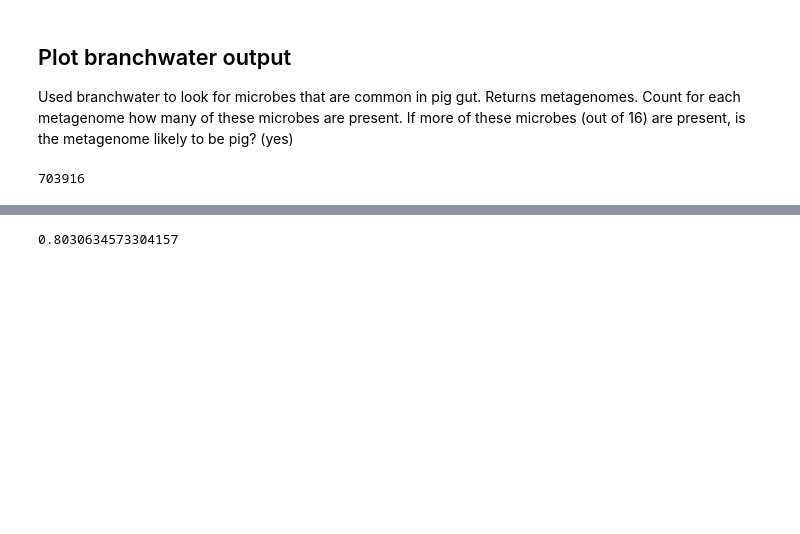
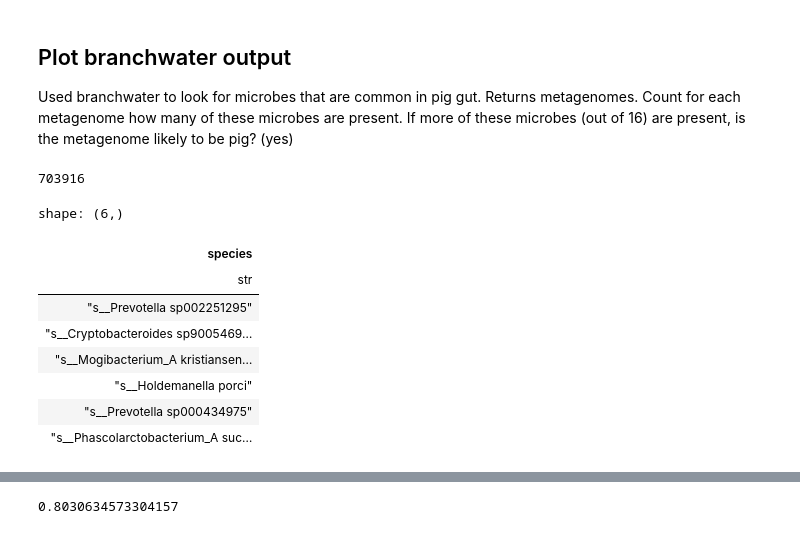
Before and after one commit to dib-lab/2025-workflow-core99, a Jupyter notebook: notebooks/figure3-branchwater.ipynb, the cells around one changed output, grey strips where cells are left out. Saved outputs shown, nothing was run; the diff lists cells and outputs as text; code cells hidden in the pictures; blank space fills up the shorter version.

```diff
--- a/notebooks/figure3-branchwater.ipynb
+++ b/notebooks/figure3-branchwater.ipynb
@@ -25,7 +25,7 @@ import pandas as pd
 import pyarrow
 import matplotlib.pyplot as plt
 # %%
-dirpath = BASE_OUTPUTS+'/*.parquet'
+dirpath = BASE_OUTPUTS+'/manysearch.cds.*.parquet'
 
 bw_df = pl.scan_parquet(dirpath).collect()
 bw_df = bw_df.with_columns(pl.col("query_name").alias("species"),
@@ -49,6 +49,17 @@ print(len(metadata_df))
 703916
 # %%
 bw_df = bw_df.join(metadata_df, on="acc", how="left")
+bw_df['species'].unique()
+# %% [output]
+shape: (6,)
+| species |
+| str |
+| "s__Prevotella sp002251295" |
+| "s__Cryptobacteroides sp9005469… |
+| "s__Mogibacterium_A kristiansen… |
+| "s__Holdemanella porci" |
+| "s__Prevotella sp000434975" |
+| "s__Phascolarctobacterium_A suc… |
 # %%
 # remove shitty entries with shitty metatada
 def remove_unnannotated(df: pl.DataFrame) -> pl.DataFrame:
```
Also changed, not shown: parts of 4 cells of this notebook, 10 other files.
